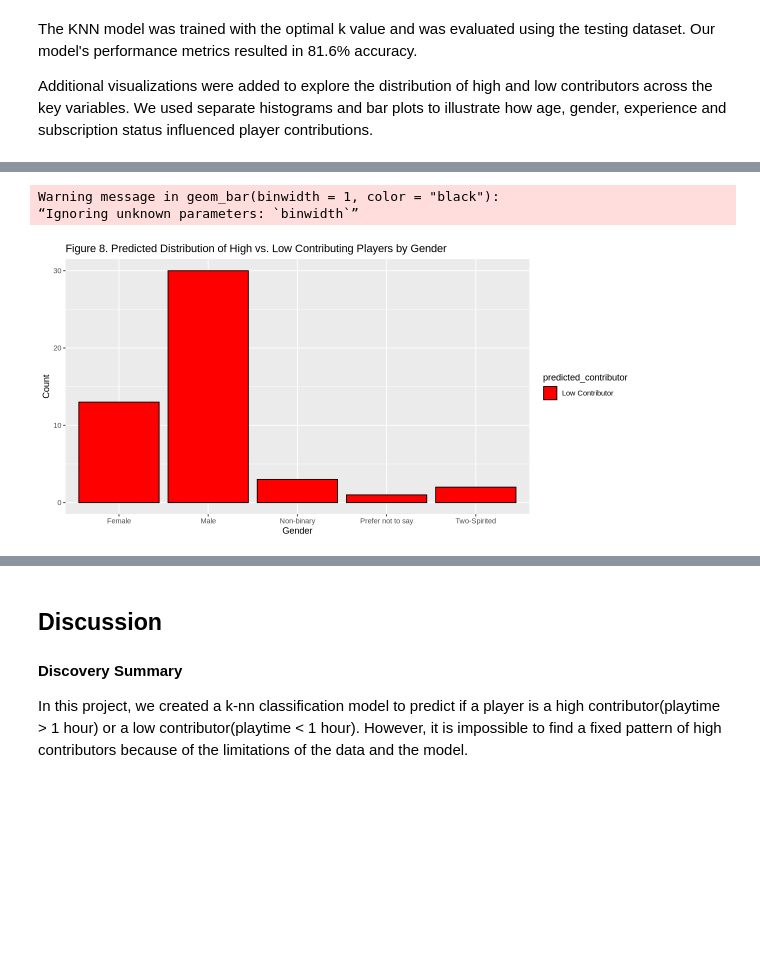
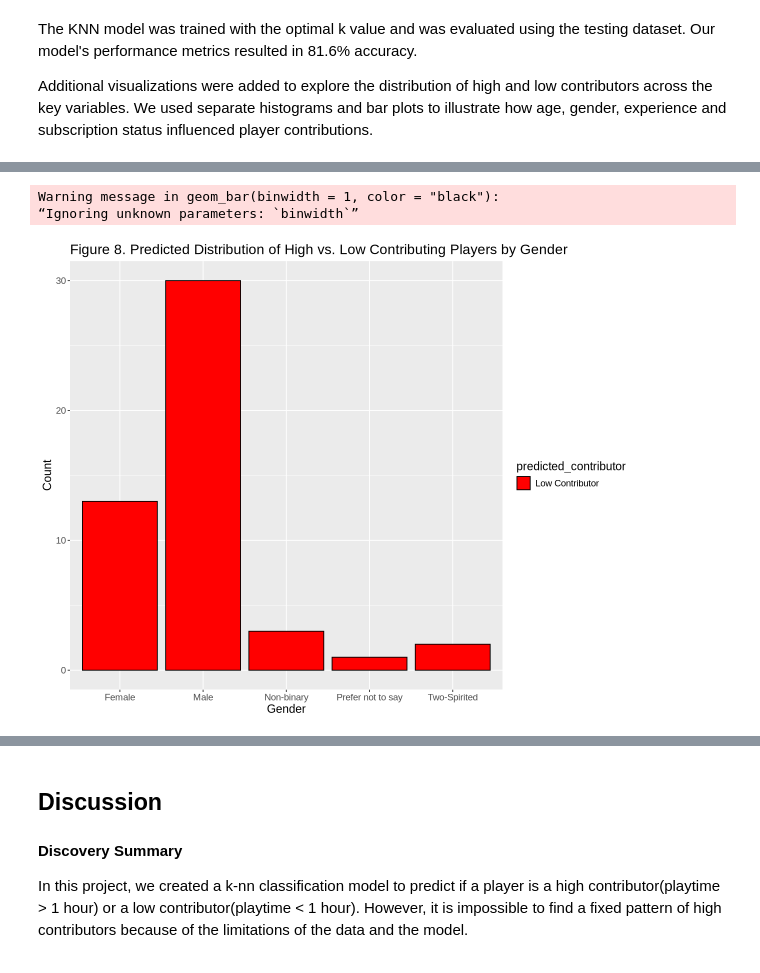
Before and after one commit to Sarthak0910/DSCI_Project_01, a Jupyter notebook: DSCI100_Group_Project_Code.ipynb, the cells around one changed output, grey strips where cells are left out. Drawn from its saved outputs; the diff is of its cells as text; code cells hidden in the pictures; blank space fills up the shorter version.

```diff
--- a/DSCI100_Group_Project_Code.ipynb
+++ b/DSCI100_Group_Project_Code.ipynb
@@ -353,12 +364,13 @@ For testing purpose
 # %%
 #create a histogram showing the distributions of high and low contributors by gender
 gender_contributor_plot <- ggplot(players_predictions, aes(x = gender, fill = predicted_contributor)) +
   geom_bar(binwidth = 1, color = "black") +
   scale_fill_manual(values = c("Low Contributor" = "red", "High Contributor" = "green3")) +
   labs(x = "Gender", y = "Count") +
-  ggtitle("Figure 8. Predicted Distribution of High vs. Low Contributing Players by Gender")
+  ggtitle("Figure 8. Predicted Distribution of High vs. Low Contributing Players by Gender") +
+  theme(text = element_text(size = 14))
 gender_contributor_plot
 # %% [output]
 Warning message in geom_bar(binwidth = 1, color = "black"):
 “Ignoring unknown parameters: `binwidth`”
-[figure, old version]
+[figure, new version]
```
Also changed, not shown: parts of 18 cells of this notebook.
